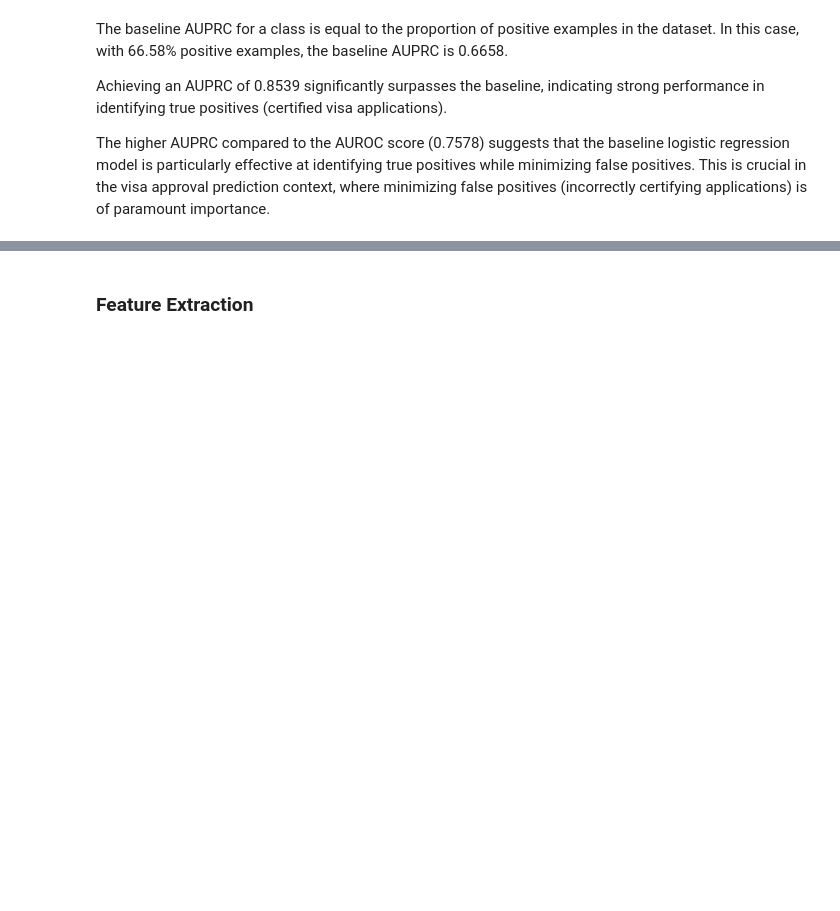
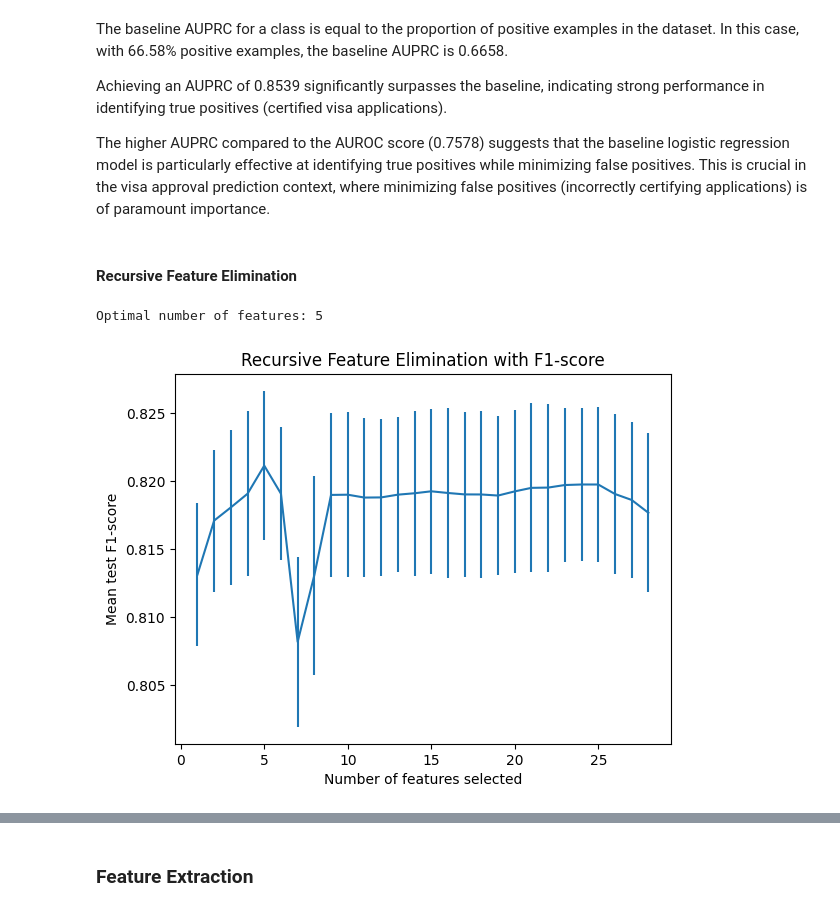
Before and after one commit to wanyingng/visa-approval-prediction, a Jupyter notebook: notebook/model_training.ipynb, the cells around one changed output, grey strips where cells are left out. Saved outputs shown, nothing was run; the diff lists cells and outputs as text; code cells hidden in the pictures; blank space fills up the shorter version.

Commit message:
feat: add RFE with cross-validation

```diff
--- a/notebook/model_training.ipynb
+++ b/notebook/model_training.ipynb
@@ -611,3 +610,5 @@ The baseline AUPRC for a class is equal to the proportion of positive examples i
 Achieving an AUPRC of 0.8539 significantly surpasses the baseline, indicating strong performance in identifying true positives (certified visa applications).
 
 The higher AUPRC compared to the AUROC score (0.7578) suggests that the baseline logistic regression model is particularly effective at identifying true positives while minimizing false positives. This is crucial in the visa approval prediction context, where minimizing false positives (incorrectly certifying applications) is of paramount importance.
+# %% [markdown]
+#### Recursive Feature Elimination
@@ -613,0 +618,28 @@ The higher AUPRC compared to the AUROC score (0.7578) suggests that the baseline
+# %%
+cv = StratifiedKFold(10)
+
+# Create an RFE object with cross-validation and F1-score as scoring metric
+rfecv = RFECV(estimator=model, step=1, cv=cv, scoring='f1')
+
+# Fit RFE to the training data
+rfecv.fit(X_train_baseline, y_train)
+
+print(f"Optimal number of features: {rfecv.n_features_}")
+# %% [output]
+Optimal number of features: 5
+# %%
+# Visualize the results
+cv_results = pd.DataFrame(rfecv.cv_results_)
+
+plt.figure()
+plt.xlabel("Number of features selected")
+plt.ylabel("Mean test F1-score")
+plt.errorbar(
+    x=cv_results["n_features"],
+    y=cv_results["mean_test_score"],
+    yerr=cv_results["std_test_score"],
+)
+plt.title("Recursive Feature Elimination with F1-score")
+plt.show()
+# %% [output]
+[figure, added]
```
Also changed, not shown: parts of 18 cells of this notebook.
